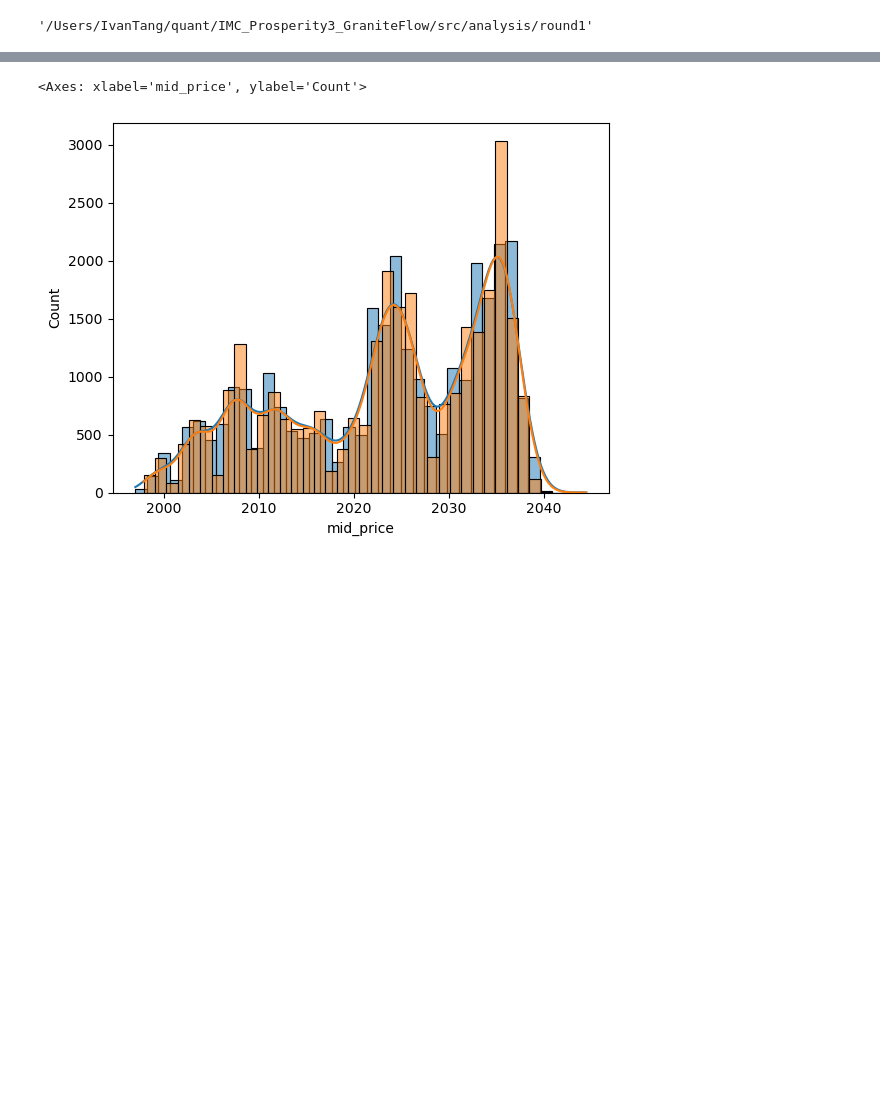
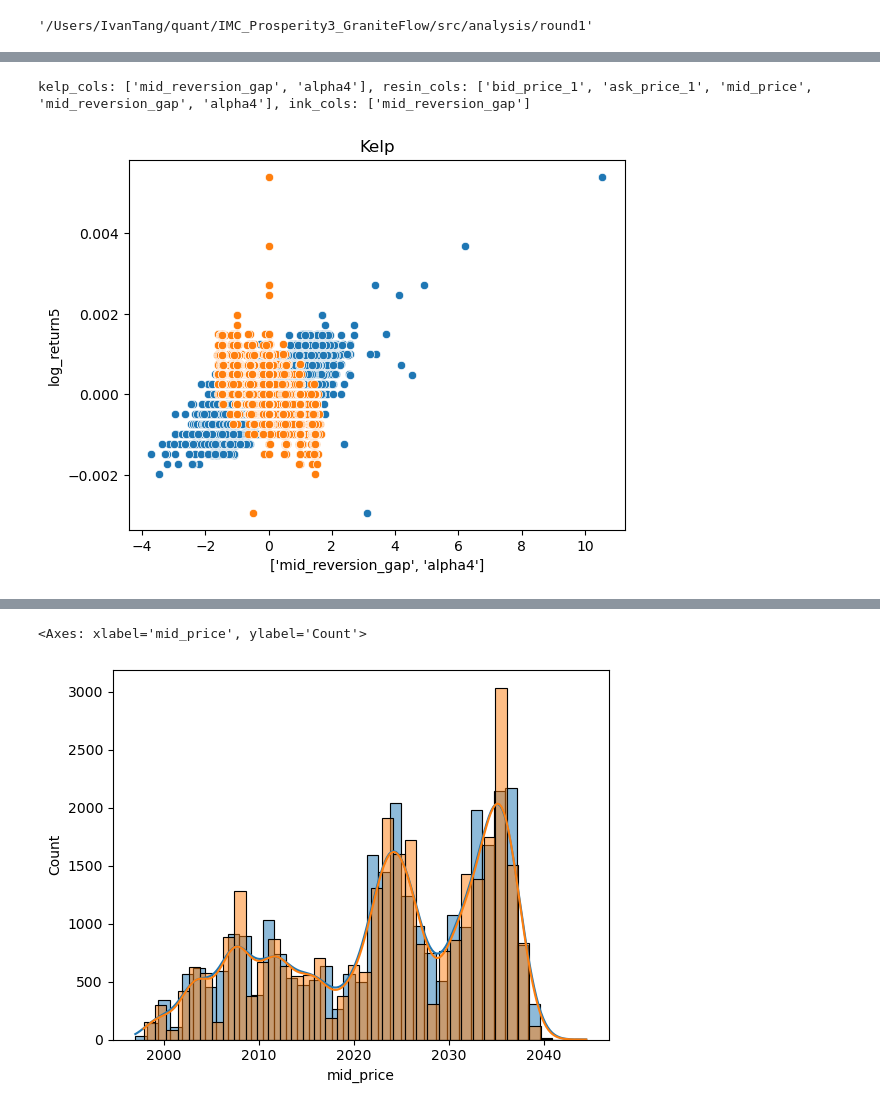
Before and after one commit to IMC-Prosperity-Granite-Flow/IMC_Prosperity3_GraniteFlow, a Jupyter notebook: src/analysis/round1/price_round.ipynb, the cells around one changed output, grey strips where cells are left out. Saved outputs shown, nothing was run; the diff lists cells and outputs as text; code cells hidden in the pictures; blank space fills up the shorter version.

Commit message:
Add preprocess and datain analysis

```diff
--- a/src/analysis/round1/price_round.ipynb
+++ b/src/analysis/round1/price_round.ipynb
@@ -127,0 +136,11 @@ print(df_ink)
+# %%
+def preprocess_price(df):
+    df = df.copy()
+    df = generate_features(df)
+    df= get_return(df)
+    df.dropna(inplace=True)
+    return df
+# %%
+df_kelp = preprocess_price(df_kelp)
+df_resin = preprocess_price(df_resin)
+df_ink = preprocess_price(df_ink)
@@ -127,0 +151,40 @@ print(df_ink)
+# %%
+#研究因子和log_return5的相关性
+def ic_analysis(df):
+    feature_cols = [col for col in df.columns if col not in ['day', 'timestamp', 'product', 'profit_and_loss', 'log_return5']]
+
+    df = df.loc[:,['log_return5'] + feature_cols]
+
+    #对所有因子计算ic并且排序
+    ic_dict = {}
+    selected_cols = []
+    for col in feature_cols:
+        ic = df.loc[:,['log_return5',col]].corr().iloc[0,1]
+        if abs(ic) > 0.5:
+            selected_cols.append(col)
+        ic_dict[col] = ic
+    #排序
+    ic_dict = dict(sorted(ic_dict.items(), key=lambda item: abs(item[1]), reverse=True))
+    return ic_dict, selected_cols
+# %%
+kelp_dict, kelp_cols = ic_analysis(df_kelp)
+resin_dict, resin_cols = ic_analysis(df_resin)
+ink_dict, ink_cols = ic_analysis(df_ink)
+# %%
+print(f"kelp_cols: {kelp_cols}, resin_cols: {resin_cols}, ink_cols: {ink_cols}")
+# %% [output]
+kelp_cols: ['mid_reversion_gap', 'alpha4'], resin_cols: ['bid_price_1', 'ask_price_1', 'mid_price', 'mid_reversion_gap', 'alpha4'], ink_cols: ['mid_reversion_gap']
+# %%
+#研究因子和log_return5的关系
+import matplotlib.pyplot as plt
+import seaborn as sns
+
+for col in kelp_cols:
+    sns.scatterplot(x=df_kelp[col], y=df_kelp['log_return5'])
+    plt.xlabel(kelp_cols)
+    plt.ylabel('log_return5')
+    plt.title('Kelp')
+
+plt.show()
+# %% [output]
+[figure, new version]
```
Also changed, not shown: parts of 14 cells of this notebook, 5 other files.
